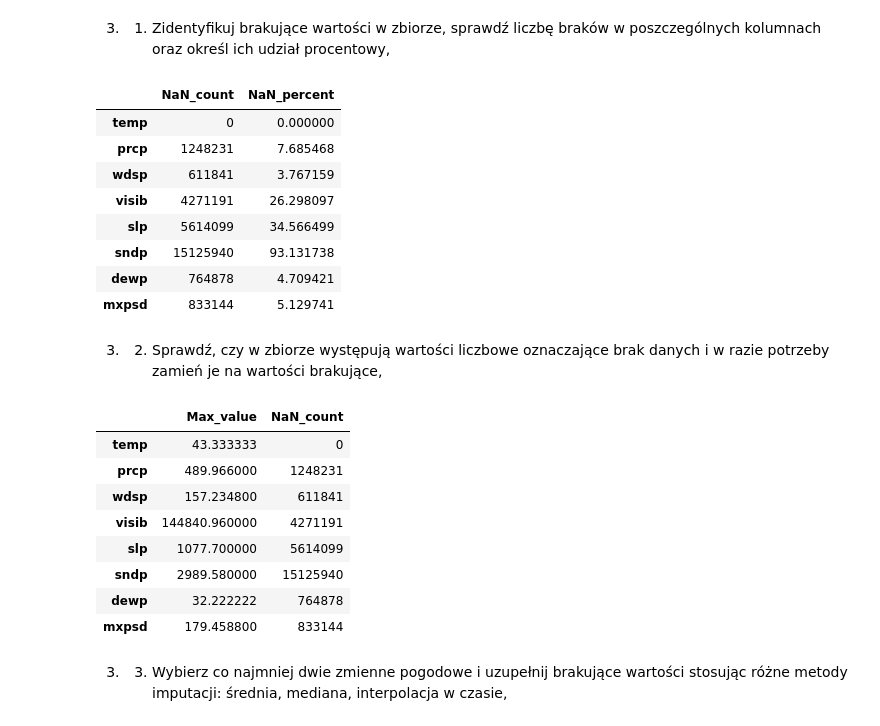
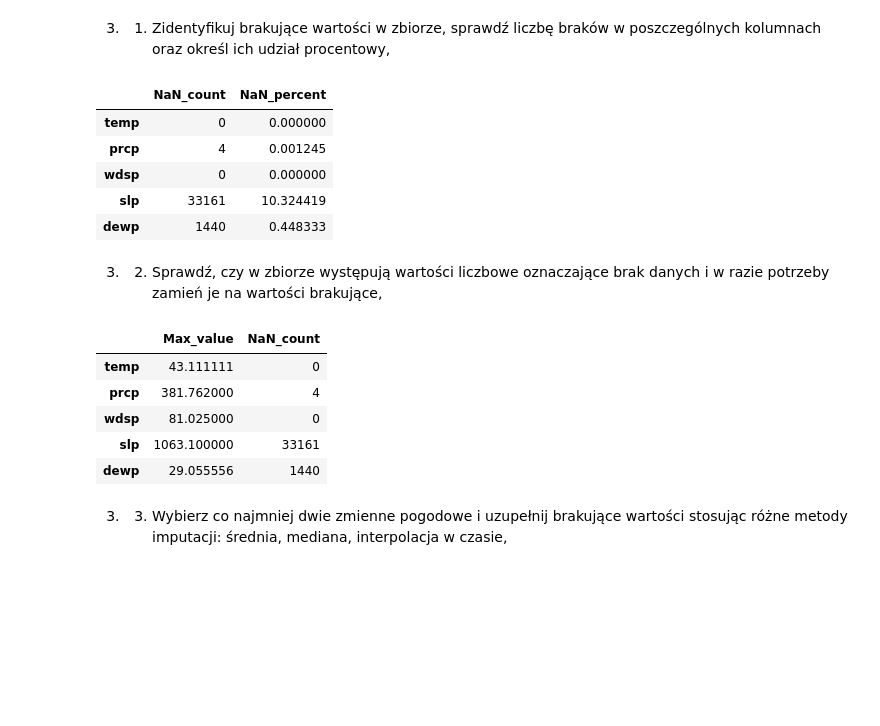
Before and after one commit to igoro00/pdzd, a Jupyter notebook: 2.ipynb, the cells around one changed output. Saved outputs shown, nothing was run; the diff lists cells and outputs as text; code cells hidden in the pictures; blank space fills up the shorter version.

```diff
--- a/2.ipynb
+++ b/2.ipynb
@@ -3,3 +3,8 @@ import pandas as pd
 import matplotlib.pyplot as plt
 # %%
 df = pd.read_csv("weather.csv.gz")
+# %%
+final = pd.read_csv("final.csv.gz")
+final['date'] = pd.to_datetime(final['date'])
+final.set_index(['CTRY_ISO', 'date'], inplace=True)
+final
@@ -111,10 +131,10 @@ NO[["prcp", "wdsp", "visib", "slp", "sndp", "dewp", "mxpsd"]].describe()
 # %% [markdown]
 3. 1. Zidentyfikuj brakujące wartości w zbiorze, sprawdź liczbę braków w poszczególnych kolumnach oraz określ ich udział procentowy,
 # %%
-weather_cols = ['temp', 'prcp', 'wdsp', 'visib', 'slp', 'sndp', 'dewp', 'mxpsd']
+weather_cols = ['temp', 'prcp', 'wdsp', 'slp', 'dewp']
 
-nan_count = df[weather_cols].isna().sum()
-nan_percent = df[weather_cols].isna().mean() * 100
+nan_count = final[weather_cols].isna().sum()
+nan_percent = final[weather_cols].isna().mean() * 100
 
 nan_summary = pd.DataFrame({
     'NaN_count': nan_count,
@@ -125,33 +145,27 @@ nan_summary
 # %% [output]
 |  | NaN_count | NaN_percent |
 | temp | 0 | 0.000000 |
-| prcp | 1248231 | 7.685468 |
-| wdsp | 611841 | 3.767159 |
-| visib | 4271191 | 26.298097 |
-| slp | 5614099 | 34.566499 |
-| sndp | 15125940 | 93.131738 |
-| dewp | 764878 | 4.709421 |
-| mxpsd | 833144 | 5.129741 |
+| prcp | 4 | 0.001245 |
+| wdsp | 0 | 0.000000 |
+| slp | 33161 | 10.324419 |
+| dewp | 1440 | 0.448333 |
 # %% [markdown]
 3. 2. Sprawdź, czy w zbiorze występują wartości liczbowe oznaczające brak danych i w razie potrzeby zamień je na wartości brakujące,
 # %%
-max_value = df[weather_cols].max()
-isna_value = df[weather_cols].isna().sum()
+max_value = final[weather_cols].max()
+isna_value = final[weather_cols].isna().sum()
 nan_summary = pd.DataFrame({
     'Max_value': max_value,
     'NaN_count': isna_value
 })
 nan_summary
 # %% [output]
 |  | Max_value | NaN_count |
-| temp | 43.333333 | 0 |
-| prcp | 489.966000 | 1248231 |
-| wdsp | 157.234800 | 611841 |
-| visib | 144840.960000 | 4271191 |
-| slp | 1077.700000 | 5614099 |
-| sndp | 2989.580000 | 15125940 |
-| dewp | 32.222222 | 764878 |
-| mxpsd | 179.458800 | 833144 |
+| temp | 43.111111 | 0 |
+| prcp | 381.762000 | 4 |
+| wdsp | 81.025000 | 0 |
+| slp | 1063.100000 | 33161 |
+| dewp | 29.055556 | 1440 |
 # %% [markdown]
 3. 3. Wybierz co najmniej dwie zmienne pogodowe i uzupełnij brakujące wartości stosując różne metody imputacji: średnia, mediana, interpolacja w czasie,
 # %%
```
Also changed, not shown: parts of 3 cells of this notebook, 1 other file.
